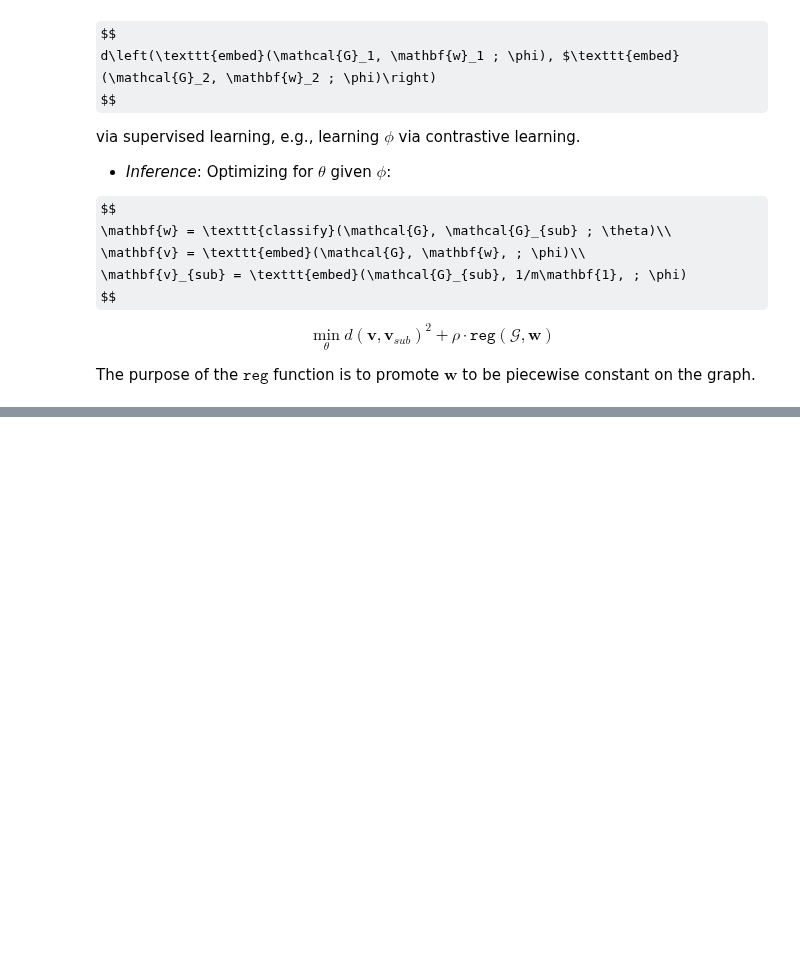
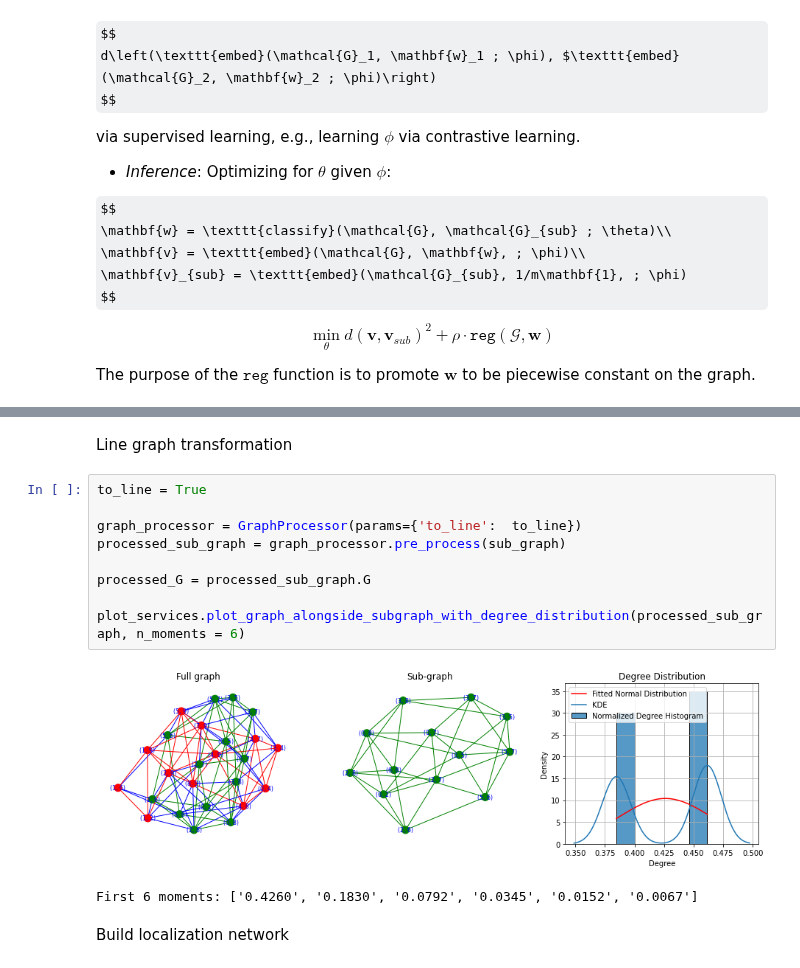
Before and after one commit to vistalab-technion/GraphMatching, a Jupyter notebook: subgraph_matching_via_nn/subgraph_localization_poc.ipynb, the cells around one changed output, grey strips where cells are left out. Cells and saved outputs as stored; diff of their text form; some formulas as TeX source; blank space fills up the shorter version.

```diff
--- a/subgraph_matching_via_nn/subgraph_localization_poc.ipynb
+++ b/subgraph_matching_via_nn/subgraph_localization_poc.ipynb
@@ -439,0 +109,16 @@ Remark: embeddings_gt and embeddings_sub might differ if we don't transform to l
+# %% [markdown]
+Line graph transformation
+# %%
+to_line = True
+
+graph_processor = GraphProcessor(params={'to_line':  to_line})
+processed_sub_graph = graph_processor.pre_process(sub_graph)
+
+processed_G = processed_sub_graph.G
+
+plot_services.plot_graph_alongside_subgraph_with_degree_distribution(processed_sub_graph, n_moments = 6)
+# %% [output]
+[figure, added]
+First 6 moments: ['0.4260', '0.1830', '0.0792', '0.0345', '0.0152', '0.0067']
+# %% [markdown]
+Build localization network
```
Also changed, not shown: parts of 21 cells of this notebook, 12 other files.
